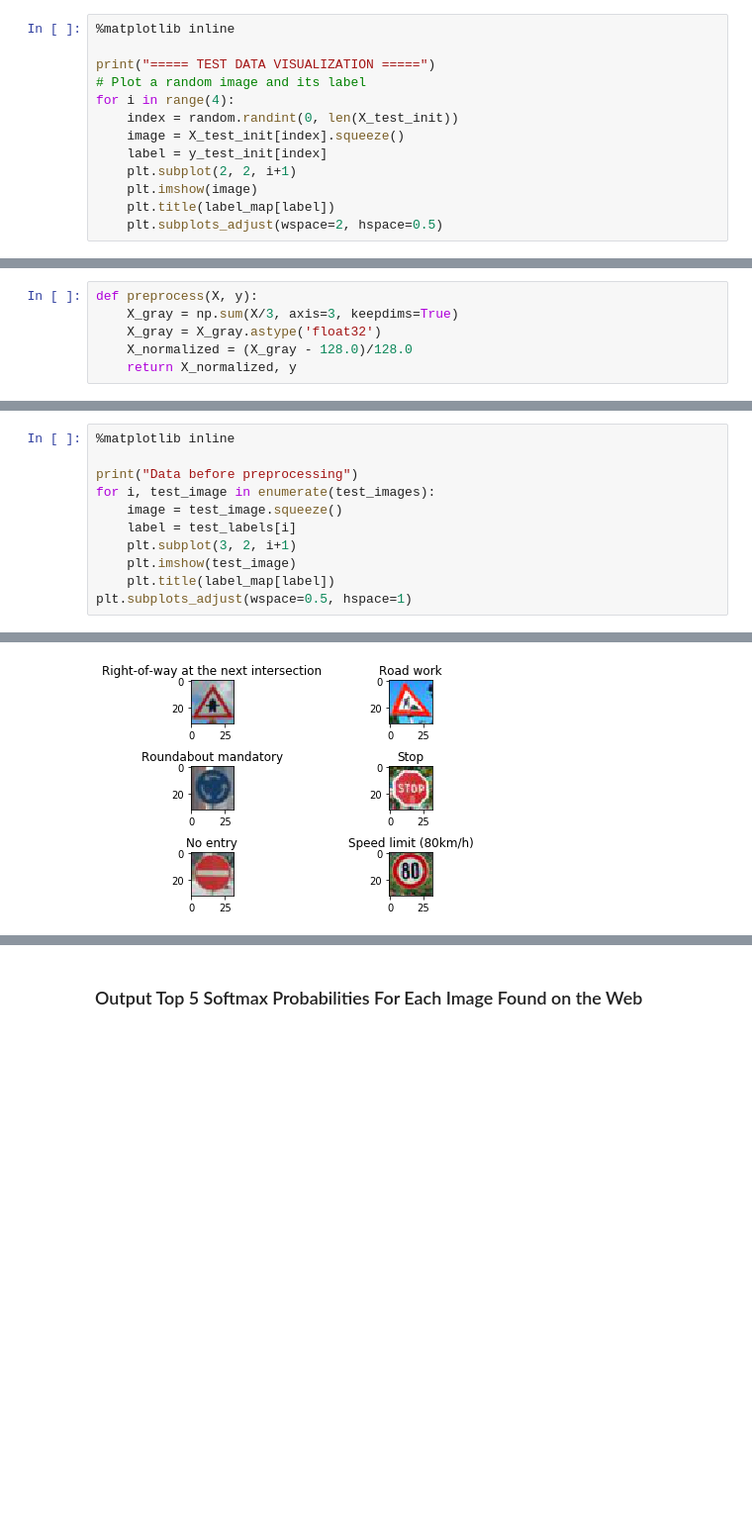
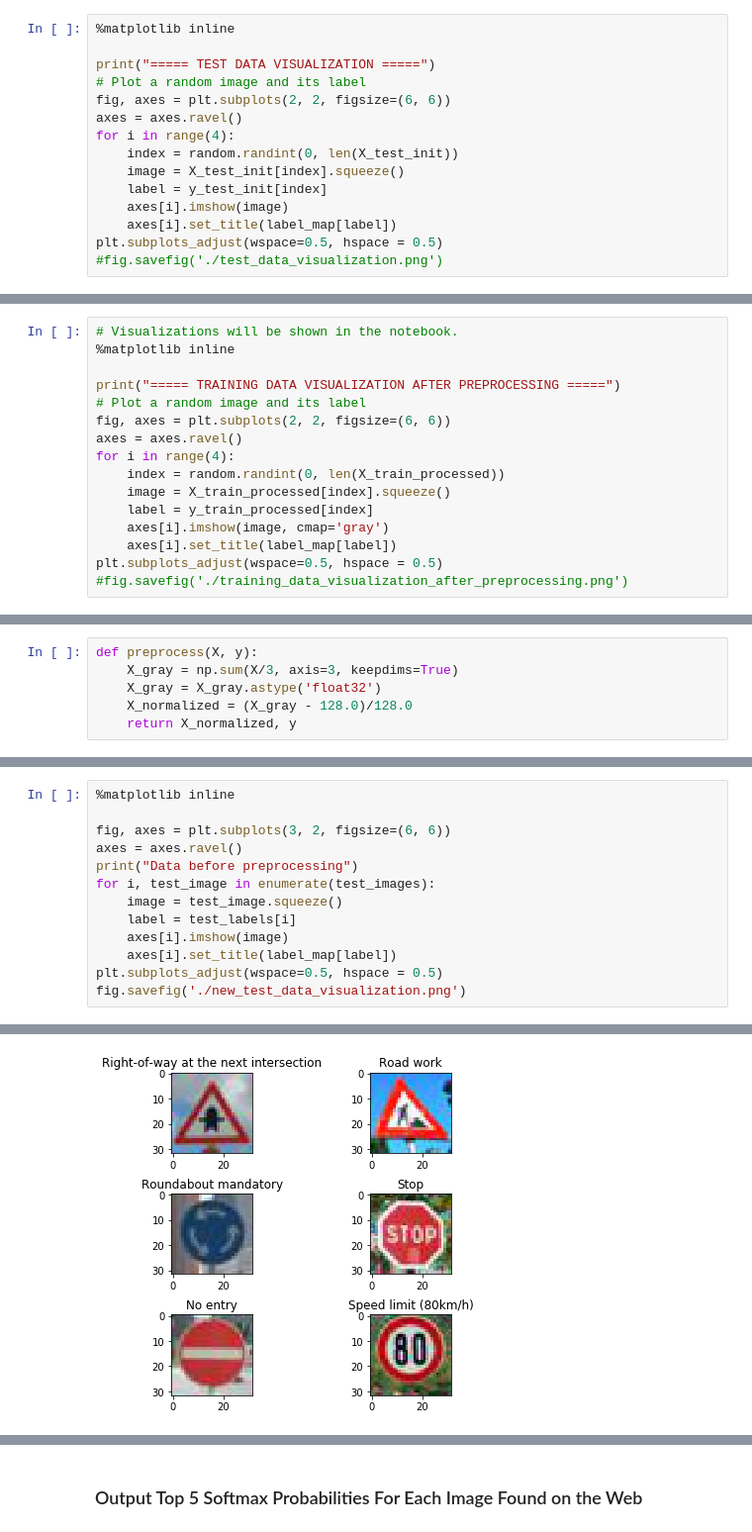
Before and after one commit to fang-yu-liu/traffic-sign-classification, a Jupyter notebook: Traffic_Sign_Classifier.ipynb, the cells around one changed output, grey strips where cells are left out. Shown at 99% size. Drawn from its saved outputs; the diff is of its cells as text; blank space fills up the shorter version.

```diff
--- a/Traffic_Sign_Classifier.ipynb
+++ b/Traffic_Sign_Classifier.ipynb
@@ -183,13 +186,15 @@ for i in range(4):
 
 print("===== TEST DATA VISUALIZATION =====")
 # Plot a random image and its label
+fig, axes = plt.subplots(2, 2, figsize=(6, 6))
+axes = axes.ravel()
 for i in range(4):
     index = random.randint(0, len(X_test_init))
     image = X_test_init[index].squeeze()
     label = y_test_init[index]
-    plt.subplot(2, 2, i+1)
-    plt.imshow(image)
-    plt.title(label_map[label])
-    plt.subplots_adjust(wspace=2, hspace=0.5)
+    axes[i].imshow(image)
+    axes[i].set_title(label_map[label])
+plt.subplots_adjust(wspace=0.5, hspace = 0.5)
+#fig.savefig('./test_data_visualization.png')
 # %% [output]
 ===== TEST DATA VISUALIZATION =====
@@ -288,0 +295,16 @@ Image pixel mean after normalization:  -0.354082
+# %%
+# Visualizations will be shown in the notebook.
+%matplotlib inline
+
+print("===== TRAINING DATA VISUALIZATION AFTER PREPROCESSING =====")
+# Plot a random image and its label
+fig, axes = plt.subplots(2, 2, figsize=(6, 6))
+axes = axes.ravel()
+for i in range(4):
+    index = random.randint(0, len(X_train_processed))
+    image = X_train_processed[index].squeeze()
+    label = y_train_processed[index]
+    axes[i].imshow(image, cmap='gray')
+    axes[i].set_title(label_map[label])
+plt.subplots_adjust(wspace=0.5, hspace = 0.5)
+#fig.savefig('./training_data_visualization_after_preprocessing.png')
@@ -493,16 +519,18 @@ Image pixel mean after normalization:  -0.0372683
 # %%
 %matplotlib inline
 
+fig, axes = plt.subplots(3, 2, figsize=(6, 6))
+axes = axes.ravel()
 print("Data before preprocessing")
 for i, test_image in enumerate(test_images):
     image = test_image.squeeze()
     label = test_labels[i]
-    plt.subplot(3, 2, i+1)
-    plt.imshow(test_image)
-    plt.title(label_map[label])
-plt.subplots_adjust(wspace=0.5, hspace=1)
+    axes[i].imshow(image)
+    axes[i].set_title(label_map[label])
+plt.subplots_adjust(wspace=0.5, hspace = 0.5)
+fig.savefig('./new_test_data_visualization.png')
 # %% [output]
 Data before preprocessing
-[figure, old version]
+[figure, new version]
 # %%
 print("Data after preprocessing")
```
Also changed, not shown: parts of 18 cells of this notebook, 3 other files.
